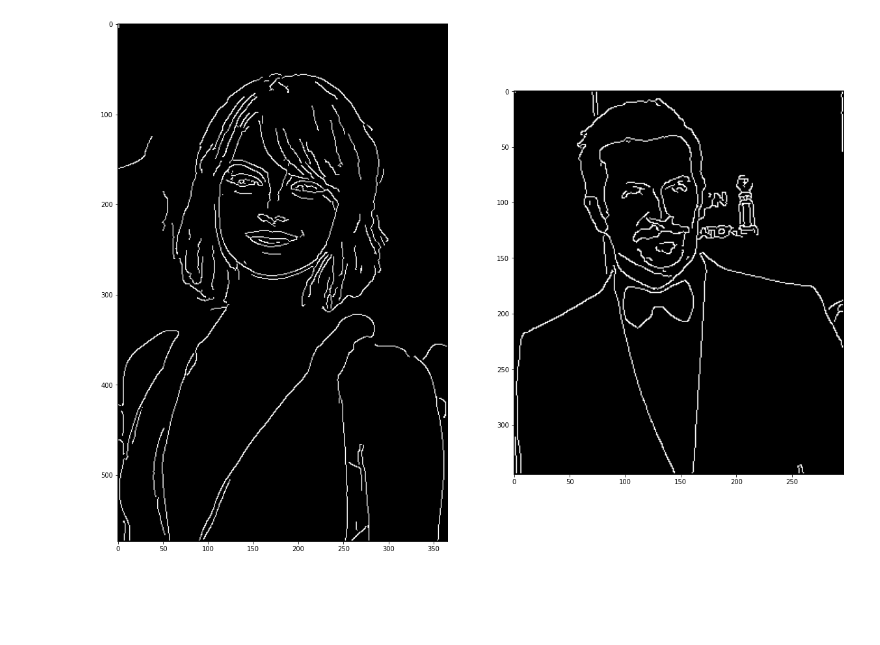
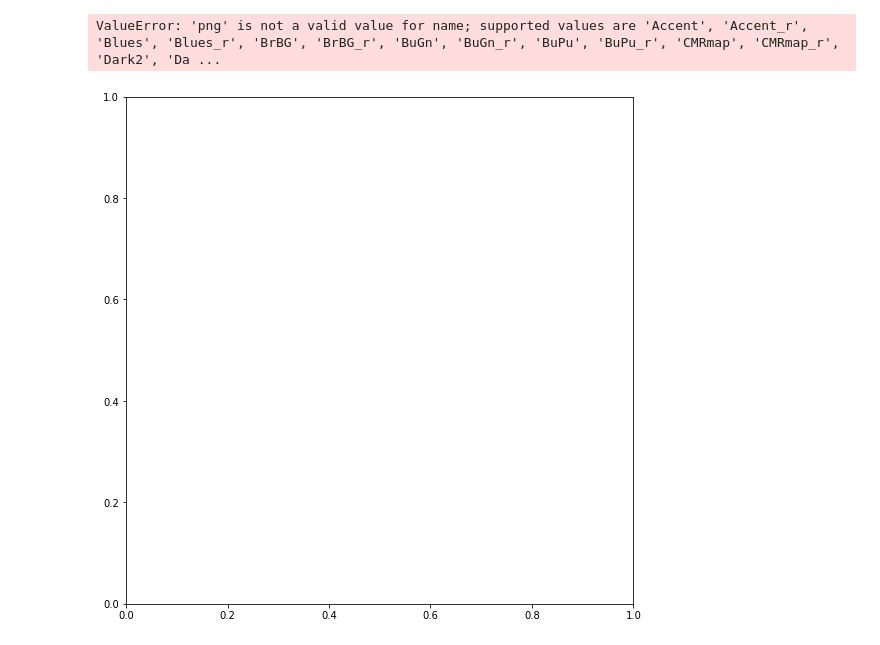
Before and after one commit to JoePlusPlus/tinyMorph, a Jupyter notebook: notebooks/Canny_Edge_Detector.ipynb, the cells around one changed output. Cells and saved outputs as stored; diff of their text form; code cells hidden in the pictures; blank space fills up the shorter version.

```diff
--- a/notebooks/Canny_Edge_Detector.ipynb
+++ b/notebooks/Canny_Edge_Detector.ipynb
@@ -182,8 +182,9 @@ FileNotFoundError: [Errno 2] No such file or directory: 'faces_imgs'
+# %%
+imgs = load_data(dir_name='../raw_data/faces_test_size/')
+# %% [output]
+ValueError: 'png' is not a valid value for name; supported values are 'Accent', 'Accent_r', 'Blues', 'Blues_r', 'BrBG', 'BrBG_r', 'BuGn', 'BuGn_r', 'BuPu', 'BuPu_r', 'CMRmap', 'CMRmap_r', 'Dark2', 'Da ...
+[figure, added]
 # %%
 detector = cannyEdgeDetector(imgs, sigma=1.4, kernel_size=5, lowthreshold=0.09, highthreshold=0.17, weak_pixel=100)
 # %%
 imgs_final = detector.detect()
-# %%
-visualize(imgs_final, 'gray')
-# %% [output]
-[figure, removed]
```
Also changed, not shown: parts of 8 cells of this notebook.
